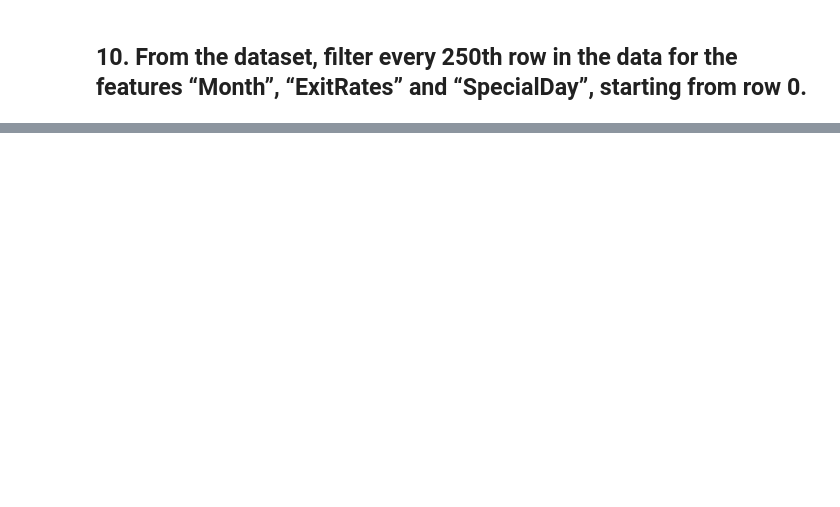
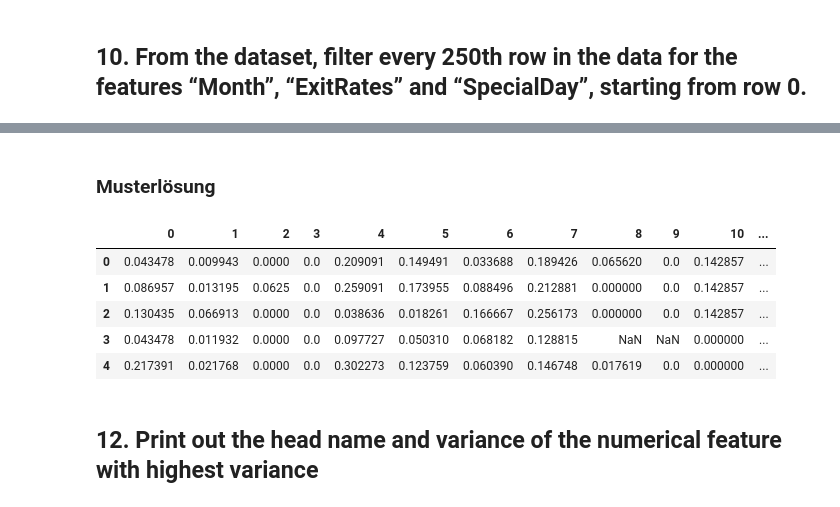
Before and after one commit to josingler/GDA, a Jupyter notebook: GDA_test_beispiele.ipynb, the cells around one changed output, grey strips where cells are left out. Cells and saved outputs as stored; diff of their text form; code cells hidden in the pictures; blank space fills up the shorter version.

```diff
--- a/GDA_test_beispiele.ipynb
+++ b/GDA_test_beispiele.ipynb
@@ -336,0 +340,20 @@ Name: 3237, dtype: object
+# %% [markdown]
+### Musterlösung
+# %%
+import numpy as np
+from sklearn import preprocessing
+
+float_arr = df.select_dtypes(include = np.number).values.astype(float)
+min_max_scale = preprocessing.MinMaxScaler()
+scaled = min_max_scale.fit_transform(float_arr)
+min_max_scaled_df = pd.DataFrame(scaled)
+min_max_scaled_df.head()
+# %% [output]
+|  | 0 | 1 | 2 | 3 | 4 | 5 | 6 | 7 | 8 | 9 | 10 | ... |
+| 0 | 0.043478 | 0.009943 | 0.0000 | 0.0 | 0.209091 | 0.149491 | 0.033688 | 0.189426 | 0.065620 | 0.0 | 0.142857 | ... |
+| 1 | 0.086957 | 0.013195 | 0.0625 | 0.0 | 0.259091 | 0.173955 | 0.088496 | 0.212881 | 0.000000 | 0.0 | 0.142857 | ... |
+| 2 | 0.130435 | 0.066913 | 0.0000 | 0.0 | 0.038636 | 0.018261 | 0.166667 | 0.256173 | 0.000000 | 0.0 | 0.142857 | ... |
+| 3 | 0.043478 | 0.011932 | 0.0000 | 0.0 | 0.097727 | 0.050310 | 0.068182 | 0.128815 | NaN | NaN | 0.000000 | ... |
+| 4 | 0.217391 | 0.021768 | 0.0000 | 0.0 | 0.302273 | 0.123759 | 0.060390 | 0.146748 | 0.017619 | 0.0 | 0.000000 | ... |
+# %% [markdown]
+## 12.   Print out the head name and variance of the numerical feature with highest variance
```
Also changed, not shown: parts of 68 cells of this notebook.
